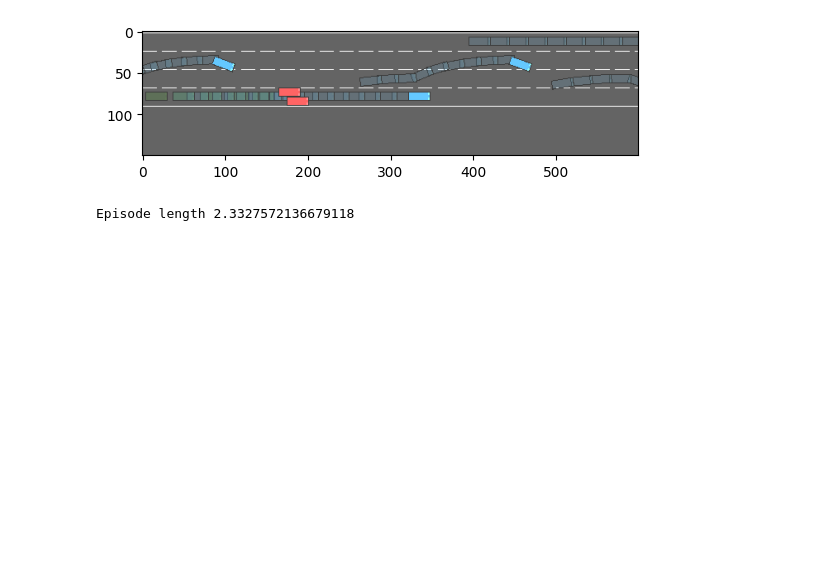
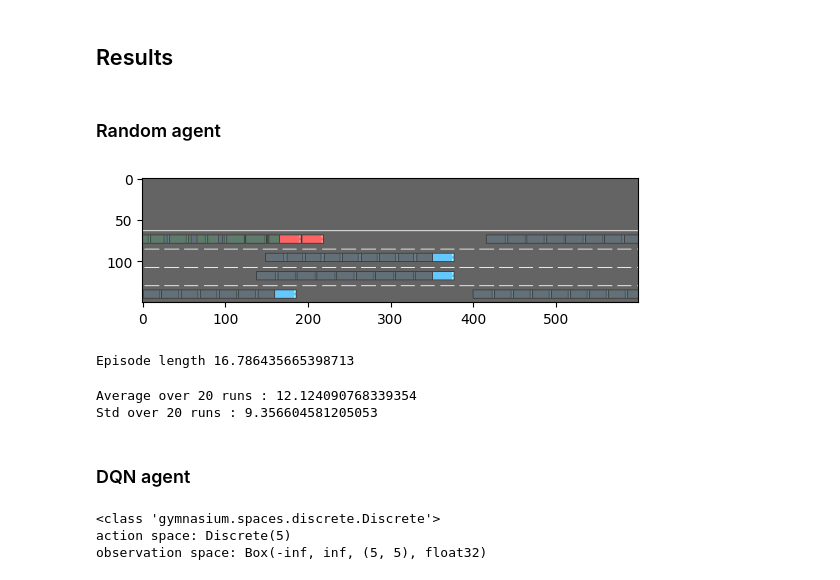
Before and after one commit to arthur-ln/projet-rl, a Jupyter notebook: task1.ipynb, the cells around one changed output. Cells and saved outputs as stored; diff of their text form; code cells hidden in the pictures; blank space fills up the shorter version.

```diff
--- a/task1.ipynb
+++ b/task1.ipynb
@@ -224,38 +228,91 @@ def eval_agent(agent, env, n_sim=5):
             done = terminated or truncated
         episode_rewards[i] = reward_sum
     return episode_rewards
+# %% [markdown]
+## Results
+# %% [markdown]
+### Random agent
 # %%
 import highway_env
 %matplotlib inline
 
 env = gym.make("highway-fast-v0", render_mode='rgb_array')
-env.unwrapped.config.update(config_dict)
+env.unwrapped.config.update(config)
 obs, info = env.reset()
-agent = RandomAgent(env.observation_space, env.action_space)
+random_agent = RandomAgent(env.observation_space, env.action_space)
 
 def run_one_episode(env, agent, display=True):
     display_env = deepcopy(env)
     done = False
     state, _ = display_env.reset()
 
     rewards = 0
 
     while not done:
         action = agent.get_action(state, 0)
         state, reward, done, _, _ = display_env.step(action)
         rewards += reward
         if display:
             clear_output(wait=True)
             plt.imshow(display_env.render())
             plt.show()
     if display:
         display_env.close()
     print(f'Episode length {rewards}')
 
-run_one_episode(env, agent, display=True)
+run_one_episode(env, random_agent, display=True)
 #print(f'Average over 5 runs : {np.mean(eval_agent(agent, env))}')
 # %% [output]
-[figure, old version]
+[figure, new version]
-Episode length 2.3327572136679118
+Episode length 16.786435665398713
+# %%
+# mean reward random agent
+rewards = eval_agent(random_agent, env, 20)
+print(f'Average over 20 runs : {np.mean(rewards)}')
+print(f'Std over 20 runs : {np.std(rewards)}')
+# %% [output]
+Average over 20 runs : 12.124090768339354
+Std over 20 runs : 9.356604581205053
+# %% [markdown]
+### DQN agent
+# %%
+env = gym.make("highway-fast-v0", render_mode='rgb_array')
+env.unwrapped.config.update(config)
+
+action_space = env.action_space
+observation_space = env.observation_space
+
+gamma = 0.8
+batch_size = 128
+buffer_capacity = 10_000
+update_target_every = 32
+
+epsilon_start = 0.9
+decrease_epsilon_factor = 500
+epsilon_min = 0.05
+
+learning_rate = 5e-4
+print(type(action_space))
+print("action space:", action_space)
+print("observation space:",observation_space)
+arguments = (action_space,
+            observation_space,
+            gamma,
+            batch_size,
+            buffer_capacity,
+            update_target_every,
+            epsilon_start,
+            decrease_epsilon_factor,
+            epsilon_min,
+            learning_rate,
+        )
+
+N_episodes = 600
+
+agent = DQN(*arguments)
+# %% [output]
+<class 'gymnasium.spaces.discrete.Discrete'>
+action space: Discrete(5)
+observation space: Box(-inf, inf, (5, 5), float32)
 # %%
 
```
Also changed, not shown: parts of 9 cells of this notebook, 7 other files.
